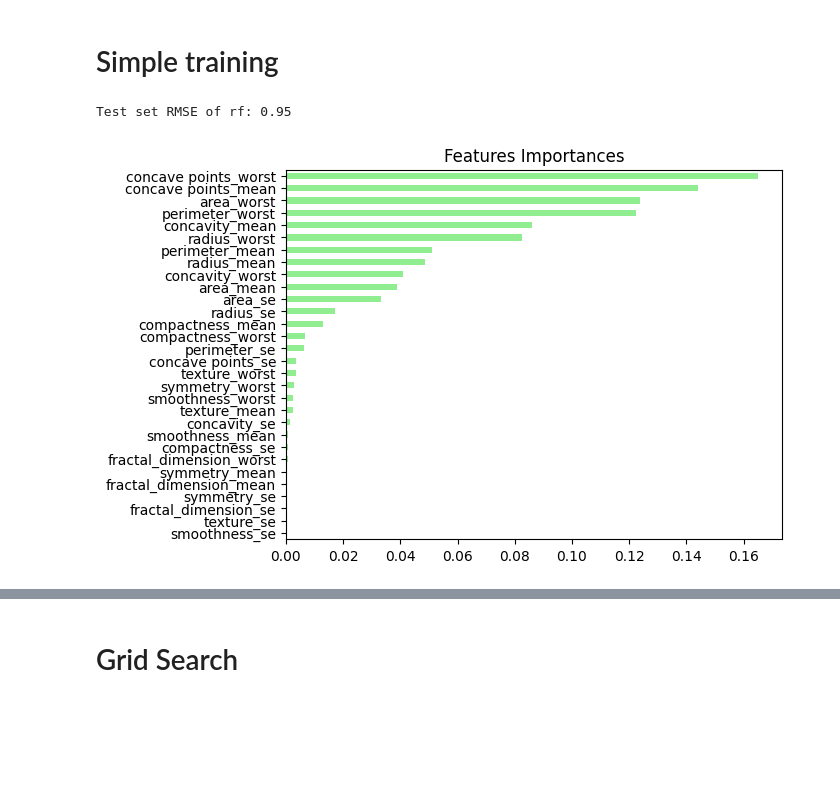
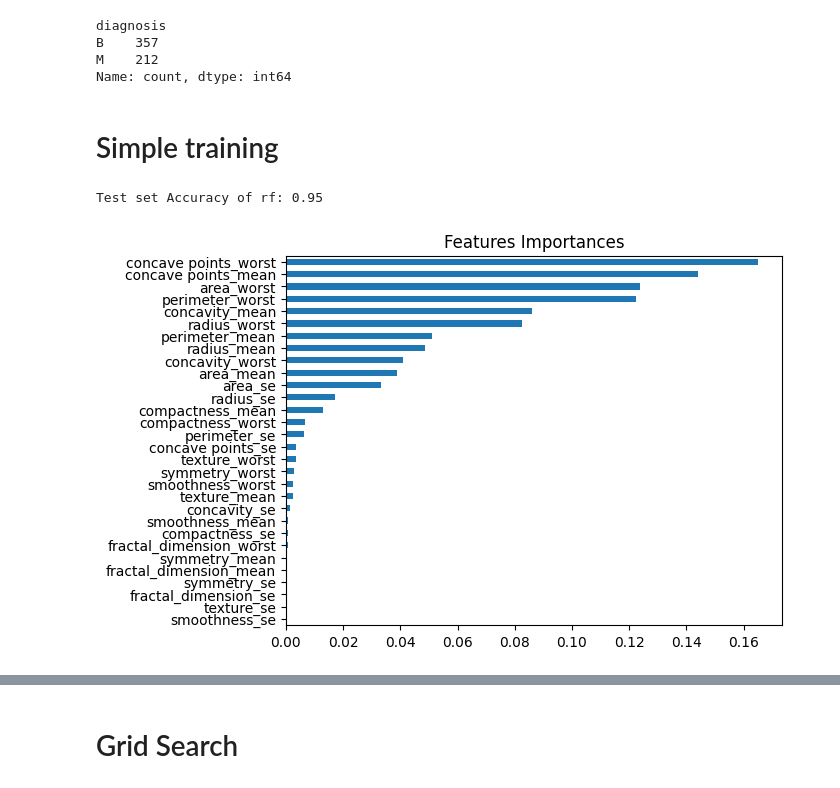
Before and after one commit to vincenzorrei/EDU-TreeBasedModels, a Jupyter notebook: random_forests.ipynb, the cells around one changed output, grey strips where cells are left out. Cells and saved outputs as stored; diff of their text form; code cells hidden in the pictures; blank space fills up the shorter version.

```diff
--- a/random_forests.ipynb
+++ b/random_forests.ipynb
@@ -6,3 +6,8 @@ from sklearn.preprocessing import LabelEncoder
 from sklearn.metrics import accuracy_score
 import matplotlib.pyplot as plt
 import optuna
+# %%
+df = pd.read_csv('https://raw.githubusercontent.com/vincenzorrei/EDU-Datasets/refs/heads/main/BreastCancer.csv')
+df = df.drop(columns=['id'])
+
+df.head()
@@ -9 +42,8 @@ import optuna
+# %%
+df.diagnosis.value_counts()
+# %% [output]
+diagnosis
+B    357
+M    212
+Name: count, dtype: int64
 # %%
@@ -30,24 +67,24 @@ rf_classifier.fit(X_train, y_train)
 # Predict the test set labels
 y_pred = rf_classifier.predict(X_test)
 
-# Evaluate the test set RMSE
+# Evaluate the test set accuracy
 accuracy = accuracy_score(y_test, y_pred)
 
-# Print rmse_test
-print('Test set RMSE of rf: {:.2f}'.format(accuracy))
+# Print accuracy
+print('Test set Accuracy of rf: {:.2f}'.format(accuracy))
 # %% [output]
-Test set RMSE of rf: 0.95
+Test set Accuracy of rf: 0.95
 # %%
 # Create a pd.Series of features importances
 importances = pd.Series(data=rf_classifier.feature_importances_,
                         index= X_train.columns)
 
 # Sort importances
 importances_sorted = importances.sort_values()
 
 # Draw a horizontal barplot of importances_sorted
-importances_sorted.plot(kind='barh', color='lightgreen')
+importances_sorted.plot(kind='barh')
 plt.title('Features Importances')
 plt.show()
 # %% [output]
-[figure, old version]
+[figure, new version]
```
Also changed, not shown: parts of 10 cells of this notebook, 3 other files.
